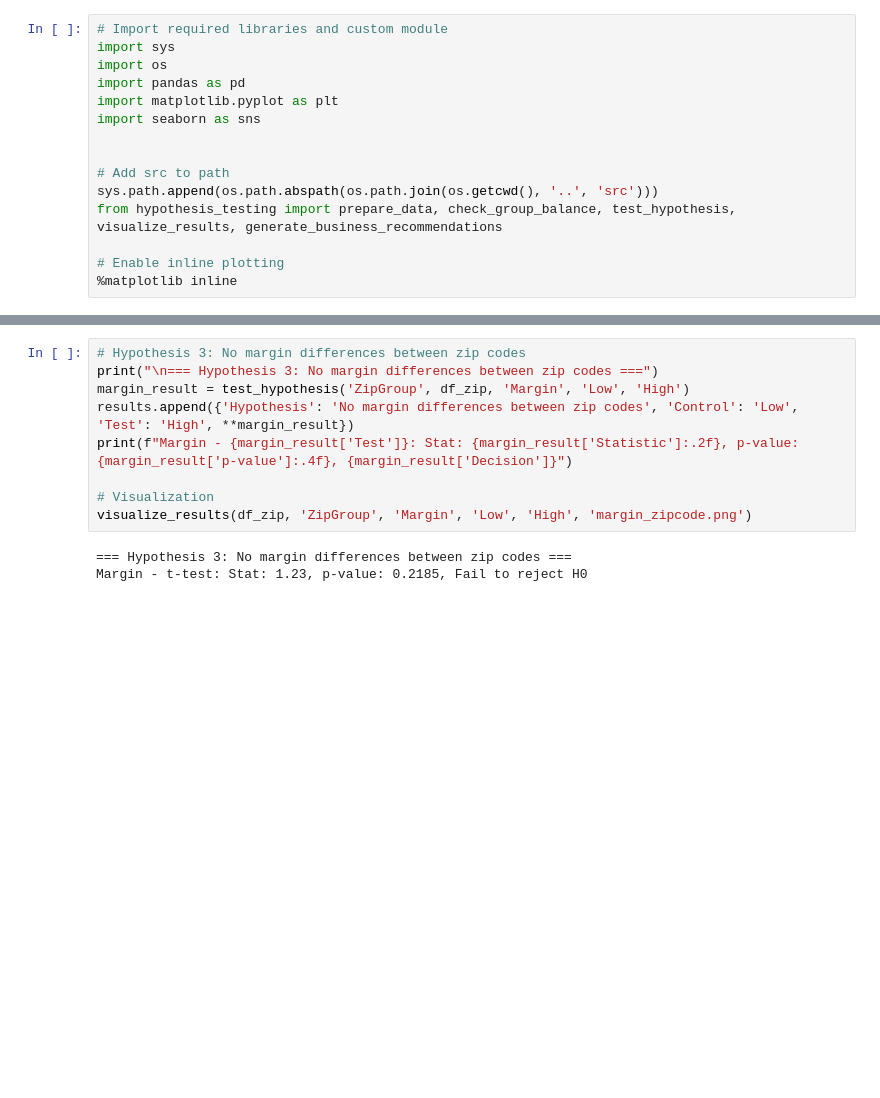
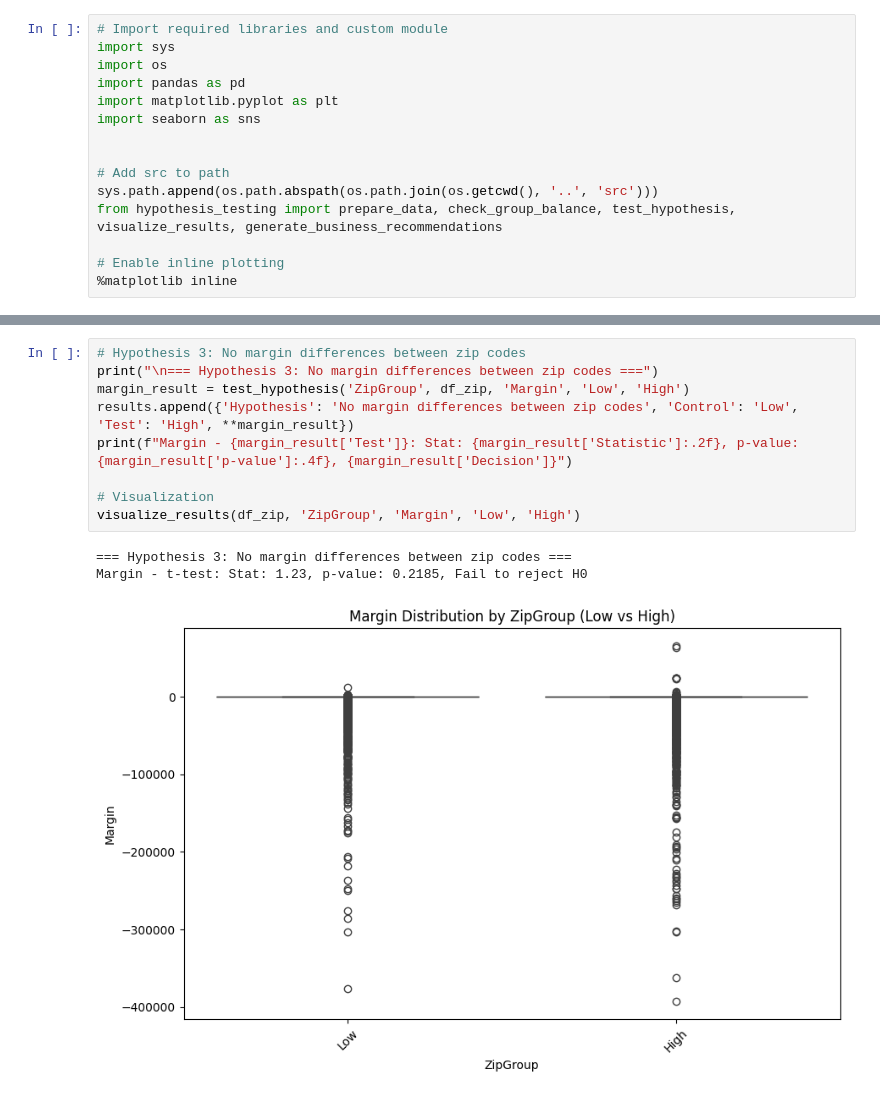
Before and after one commit to Amdemichael/insurance-risk-analytics, a Jupyter notebook: notebooks/hypothesis_testing.ipynb, the cells around one changed output, grey strips where cells are left out. Cells and saved outputs as stored; diff of their text form; blank space fills up the shorter version.

```diff
--- a/notebooks/hypothesis_testing.ipynb
+++ b/notebooks/hypothesis_testing.ipynb
@@ -111,15 +111,16 @@ Claim Severity - t-test: Stat: -5.64, p-value: 0.0000, Reject H0
 # %%
 # Hypothesis 3: No margin differences between zip codes
 print("\n=== Hypothesis 3: No margin differences between zip codes ===")
 margin_result = test_hypothesis('ZipGroup', df_zip, 'Margin', 'Low', 'High')
 results.append({'Hypothesis': 'No margin differences between zip codes', 'Control': 'Low', 'Test': 'High', **margin_result})
 print(f"Margin - {margin_result['Test']}: Stat: {margin_result['Statistic']:.2f}, p-value: {margin_result['p-value']:.4f}, {margin_result['Decision']}")
 
 # Visualization
-visualize_results(df_zip, 'ZipGroup', 'Margin', 'Low', 'High', 'margin_zipcode.png')
+visualize_results(df_zip, 'ZipGroup', 'Margin', 'Low', 'High')
 # %% [output]
 === Hypothesis 3: No margin differences between zip codes ===
 Margin - t-test: Stat: 1.23, p-value: 0.2185, Fail to reject H0
+[figure, added]
 # %%
 # Hypothesis 4: No risk differences between Women and Men
 print("\n=== Hypothesis 4: No risk differences between Women and Men ===")
```
Also changed, not shown: parts of 5 cells of this notebook, 7 other files.
